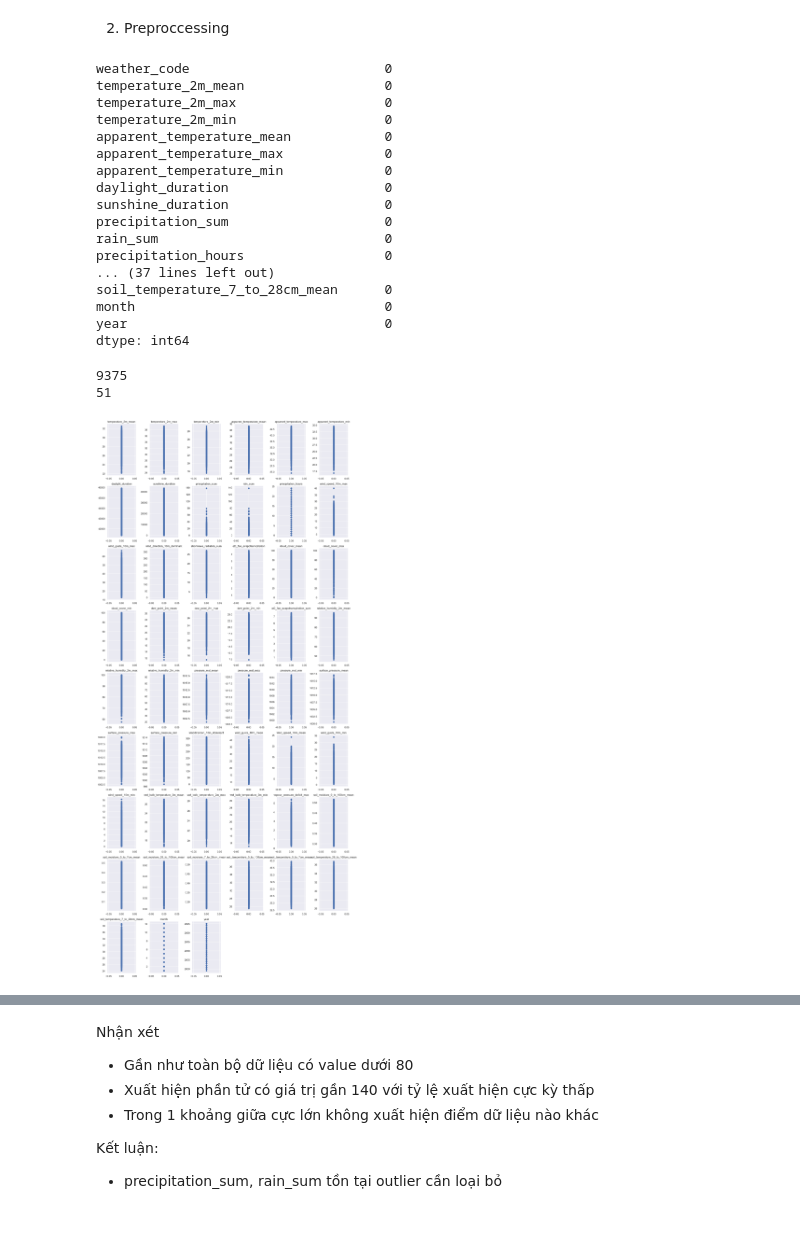
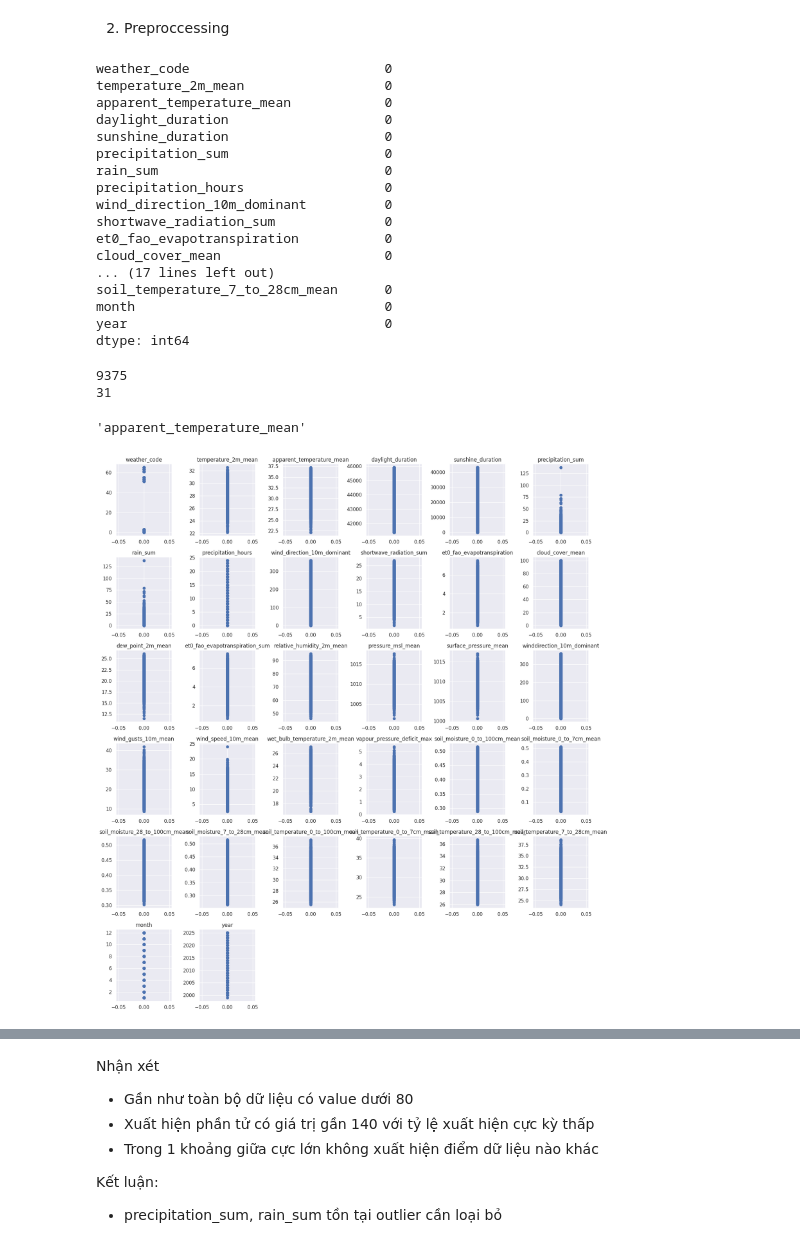
Before and after one commit to icarus7185/weather_analysis, a Jupyter notebook: preprocessing.ipynb, the cells around one changed output, grey strips where cells are left out. Cells and saved outputs as stored; diff of their text form; code cells hidden in the pictures.

```diff
--- a/preprocessing.ipynb
+++ b/preprocessing.ipynb
@@ -103,6 +59,13 @@ data.drop(['snowfall_sum', 'snowfall_water_equivalent_sum'], axis=1, inplace=Tru
 # %%
 # co le khong anh huong
 data.drop(['sunrise', 'sunset'], axis=1, inplace=True)
+# %%
+# drop min max keep mean only
+data.drop(['temperature_2m_max', 'temperature_2m_min', 'apparent_temperature_max', 'apparent_temperature_min',
+           'wind_speed_10m_max', 'wind_gusts_10m_max', 'cloud_cover_max', 'cloud_cover_min', 'dew_point_2m_max',
+           'dew_point_2m_min', 'relative_humidity_2m_max', 'relative_humidity_2m_min', 'pressure_msl_max', 'pressure_msl_min',
+           'surface_pressure_max', 'surface_pressure_min', 'wind_gusts_10m_min', 'wind_speed_10m_min',
+           'wet_bulb_temperature_2m_max', 'wet_bulb_temperature_2m_min'], axis=1, inplace=True)
 # %%
 # weather_code được lưu dưới dạng float nhưng nó là mã code (về lý thuyết) do con người đặt giá trị
 # (có thể code này được đặt tự động -> không rõ trong tập dữ liệu này)
@@ -114,17 +77,17 @@ print(data.isnull().sum())
 # %% [output]
 weather_code                         0
 temperature_2m_mean                  0
-temperature_2m_max                   0
-temperature_2m_min                   0
 apparent_temperature_mean            0
-apparent_temperature_max             0
-apparent_temperature_min             0
 daylight_duration                    0
 sunshine_duration                    0
 precipitation_sum                    0
 rain_sum                             0
 precipitation_hours                  0
-... (37 lines left out)
+wind_direction_10m_dominant          0
+shortwave_radiation_sum              0
+et0_fao_evapotranspiration           0
+cloud_cover_mean                     0
+... (17 lines left out)
 soil_temperature_7_to_28cm_mean      0
 month                                0
 year                                 0
@@ -137,13 +100,17 @@ print(data_len)
 print(feature_len)
 # %% [output]
 9375
-51
+31
+# %%
+data.columns[2]
+# %% [output]
+'apparent_temperature_mean'
 # %%
 # Ứng với mỗi feature, vẽ tất cả các điểm
 # Mục đích: nhanh chóng tìm các phần tử ngoại lai
-visualize_data(data)
+visualize_each_feature_in_1D_vertical(data)
 # %% [output]
-[figure, old version]
+[figure, new version]
 # %%
 # Các feature nghi ngờ có outlier
 inspect = ["precipitation_sum", "rain_sum"]
```
Also changed, not shown: parts of 5 cells of this notebook, 8 other files.
